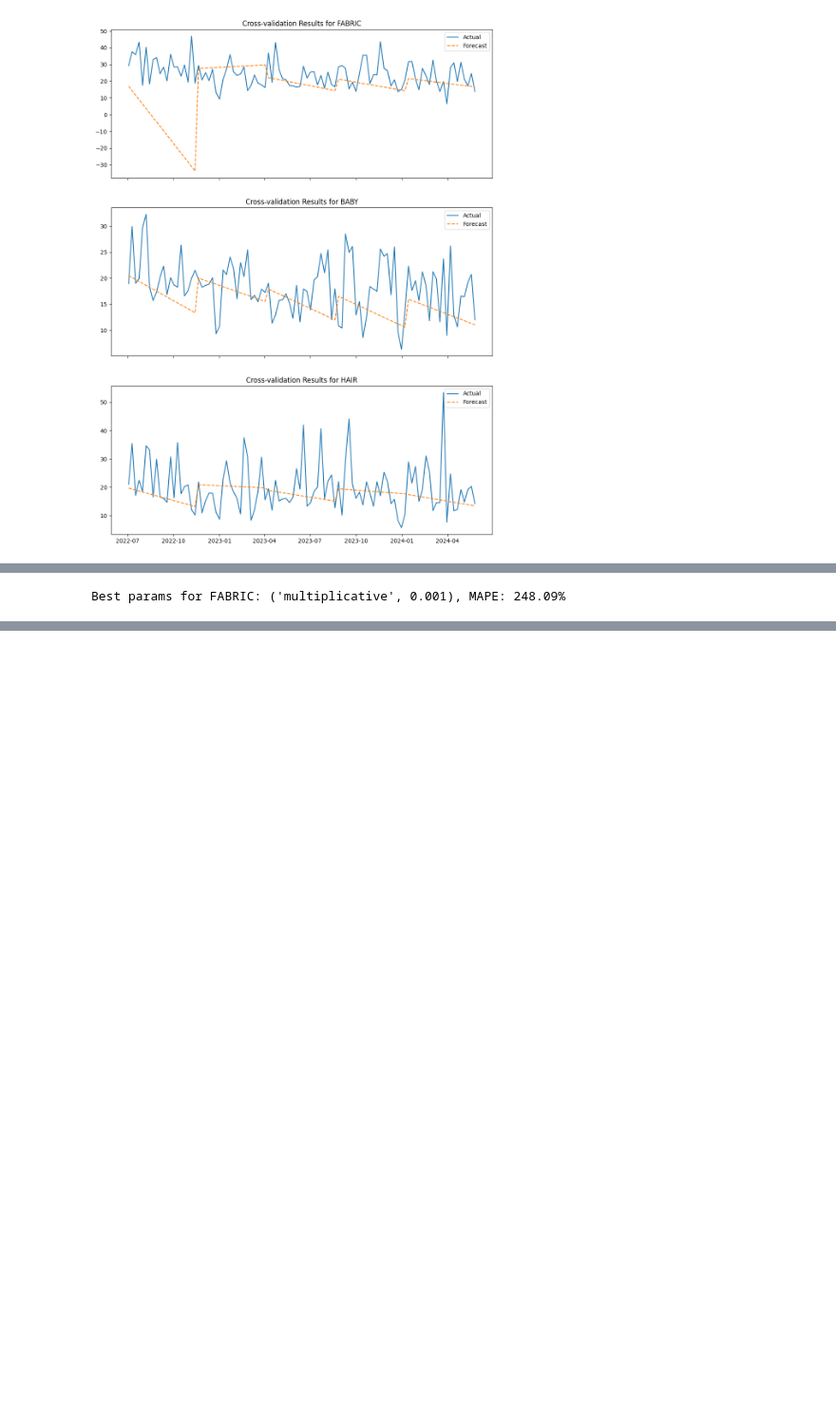
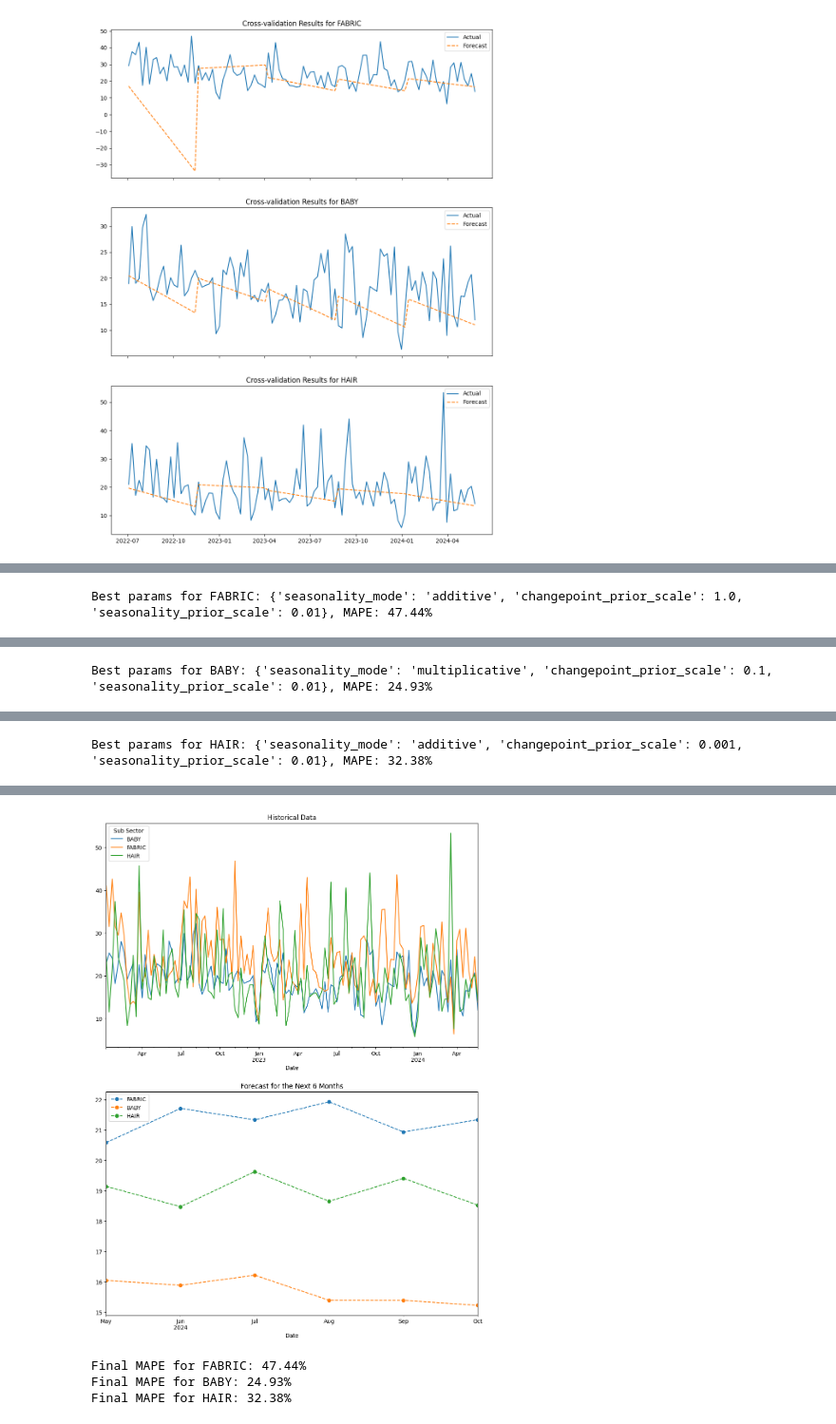
Before and after one commit to piarocket/Project, a Jupyter notebook: Vol_Forecasting_multi.ipynb, the cells around one changed output, grey strips where cells are left out. Shown at 95% size. Cells and saved outputs as stored; diff of their text form; code cells hidden in the pictures; blank space fills up the shorter version.

```diff
--- a/Vol_Forecasting_multi.ipynb
+++ b/Vol_Forecasting_multi.ipynb
@@ -308,6 +308,7 @@ from sklearn.model_selection import TimeSeriesSplit
 import matplotlib.pyplot as plt
 import numpy as np
 
+# Assuming 'df' is already defined and contains the necessary data
 # Ensure 'Date' column is datetime type
 df['Date'] = pd.to_datetime(df['Date'])
 
@@ -323,14 +324,16 @@ y = df.set_index('Date')
 # Hyperparameter grid
 param_grid = {
     'seasonality_mode': ['additive', 'multiplicative'],
-    'changepoint_prior_scale': [0.001, 0.01, 0.1, 0.5]
+    'changepoint_prior_scale': [0.001, 0.01, 0.1, 0.5, 1.0],
+    'seasonality_prior_scale': [0.01, 0.1, 1.0, 10.0]
 }
 
 # Function to fit Prophet model and calculate MAPE for cross-validation
-def fit_prophet_model(train_data, test_data, seasonality_mode, changepoint_prior_scale):
+def fit_prophet_model(train_data, test_data, params):
     model = Prophet(
-        seasonality_mode=seasonality_mode,
-        changepoint_prior_scale=changepoint_prior_scale,
+        seasonality_mode=params['seasonality_mode'],
+        changepoint_prior_scale=params['changepoint_prior_scale'],
+        seasonality_prior_scale=params['seasonality_prior_scale'],
         yearly_seasonality=True,
         weekly_seasonality=True
     )
@@ -344,7 +347,7 @@ def fit_prophet_model(train_data, test_data, seasonality_mode, changepoint_prior
 # Perform cross-validation and hyperparameter optimization
 tscv = TimeSeriesSplit(n_splits=5)  # Adjust the number of splits as needed
 best_params = {}
-best_mape = float('inf')
+best_mape = {}
 
 for group, subgroups in hierarchy.items():
     group_data = y[subgroups].reset_index()
@@ -355,26 +358,30 @@ for group, subgroups in hierarchy.items():
 
     for seasonality_mode in param_grid['seasonality_mode']:
         for changepoint_prior_scale in param_grid['changepoint_prior_scale']:
-            mape_scores = []
+            for seasonality_prior_scale in param_grid['seasonality_prior_scale']:
+                params = {
+                    'seasonality_mode': seasonality_mode,
+                    'changepoint_prior_scale': changepoint_prior_scale,
+                    'seasonality_prior_scale': seasonality_prior_scale
+                }
+                mape_scores = []
 
-            for train_index, test_index in tscv.split(group_data):
-                train_data, test_data = group_data.iloc[train_index], group_data.iloc[test_index]
-                forecast_values = fit_prophet_model(
-                    train_data, test_data,
-                    seasonality_mode, changepoint_prior_scale
-                )
+                for train_index, test_index in tscv.split(group_data):
+                    train_data, test_data = group_data.iloc[train_index], group_data.iloc[test_index]
+                    forecast_values = fit_prophet_model(train_data, test_data, params)
 
-                actual = test_data['y']
-                mape = mean_absolute_percentage_error(actual, forecast_values)
-                mape_scores.append(mape)
+                    actual = test_data['y']
+                    mape = mean_absolute_percentage_error(actual, forecast_values)
+                    mape_scores.append(mape)
 
-            avg_mape = np.mean(mape_scores)
+                avg_mape = np.mean(mape_scores)
 
-            if avg_mape < best_group_mape:
-                best_group_mape = avg_mape
-                best_group_params = (seasonality_mode, changepoint_prior_scale)
+                if avg_mape < best_group_mape:
+                    best_group_mape = avg_mape
+                    best_group_params = params
 
     best_params[group] = best_group_params
+    best_mape[group] = best_group_mape
     print(f"Best params for {group}: {best_group_params}, MAPE: {best_group_mape:.2%}")
 
 # Generate forecast for the next 6 months using best hyperparameters
@@ -384,11 +391,12 @@ for group, subgroups in hierarchy.items():
     group_data = y[subgroups].reset_index()
     group_data.columns = ['ds', 'y']
 
-    best_seasonality_mode, best_changepoint_prior_scale = best_params[group]
+    best_group_params = best_params[group]
 
     model = Prophet(
-        seasonality_mode=best_seasonality_mode,
-        changepoint_prior_scale=best_changepoint_prior_scale,
+        seasonality_mode=best_group_params['seasonality_mode'],
+        changepoint_prior_scale=best_group_params['changepoint_prior_scale'],
+        seasonality_prior_scale=best_group_params['seasonality_prior_scale'],
         yearly_seasonality=True,
         weekly_seasonality=True
     )
@@ -403,11 +411,15 @@ for group, subgroups in hierarchy.items():
 forecast.index = pd.to_datetime(forecast.index)
 forecast.index.name = 'Date'
 
-# Plot the historical data
+# Plot the historical data and forecast
 fig, axes = plt.subplots(2, 1, figsize=(12, 16))
 
 y.plot(ax=axes[0], title="Historical Data")
 forecast.plot(ax=axes[1], linestyle='--', marker='o', title="Forecast for the Next 6 Months")
 
 plt.show()
+
+# Print the best MAPE values
+for group, mape in best_mape.items():
+    print(f"Final MAPE for {group}: {mape:.2%}")
 # %% [output]
@@ -431 +443 @@ Optimization terminated abnormally. Falling back to Newton.
-Best params for FABRIC: ('multiplicative', 0.001), MAPE: 248.09%
+Best params for FABRIC: {'seasonality_mode': 'additive', 'changepoint_prior_scale': 1.0, 'seasonality_prior_scale': 0.01}, MAPE: 47.44%
@@ -448,0 +461 @@ Optimization terminated abnormally. Falling back to Newton.
+Best params for BABY: {'seasonality_mode': 'multiplicative', 'changepoint_prior_scale': 0.1, 'seasonality_prior_scale': 0.01}, MAPE: 24.93%
@@ -448,0 +479 @@ Optimization terminated abnormally. Falling back to Newton.
+Best params for HAIR: {'seasonality_mode': 'additive', 'changepoint_prior_scale': 0.001, 'seasonality_prior_scale': 0.01}, MAPE: 32.38%
@@ -448,0 +490,4 @@ Optimization terminated abnormally. Falling back to Newton.
+[figure, added]
+Final MAPE for FABRIC: 47.44%
+Final MAPE for BABY: 24.93%
+Final MAPE for HAIR: 32.38%
```
Also changed, not shown: parts of 2 cells of this notebook.
